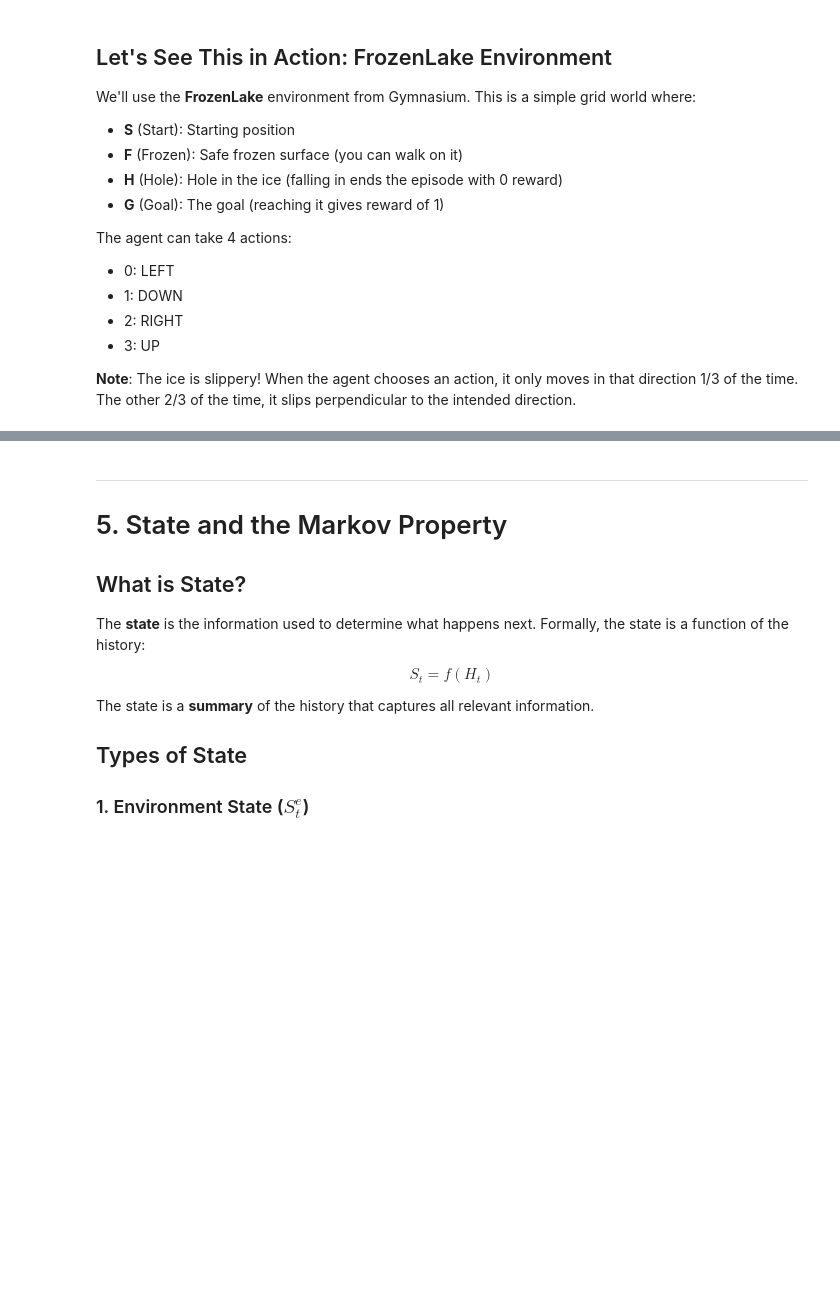
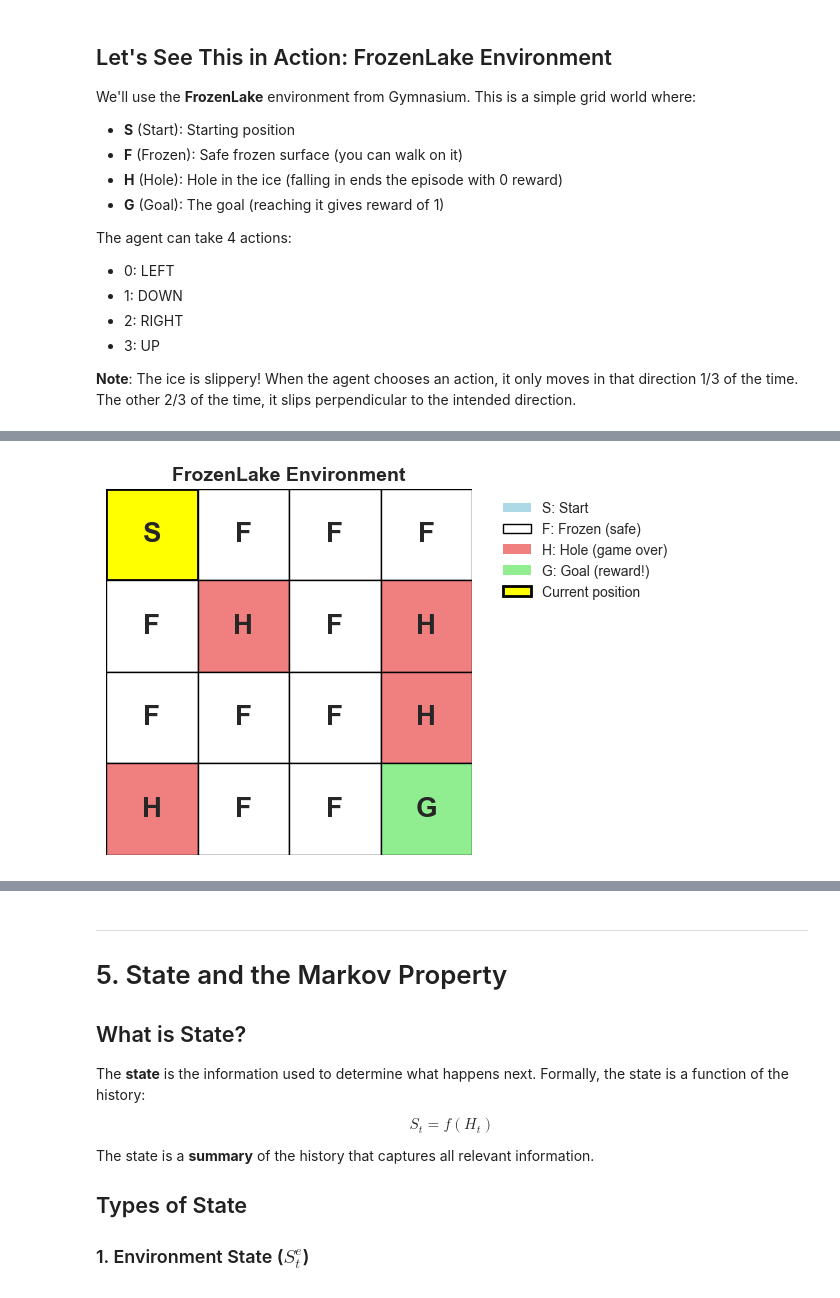
Before and after one commit to heihachi78/reinforcement_learning_tutorial, a Jupyter notebook: 01_1_foundations_of_rl.ipynb, the cells around one changed output, grey strips where cells are left out. Saved outputs shown, nothing was run; the diff lists cells and outputs as text; code cells hidden in the pictures; blank space fills up the shorter version.

```diff
--- a/01_1_foundations_of_rl.ipynb
+++ b/01_1_foundations_of_rl.ipynb
@@ -225,0 +144,14 @@ SyntaxError: unterminated string literal (detected at line 3) (2148721985.py, li
+# %%
+# Create the FrozenLake environment
+env = gym.make("FrozenLake-v1", render_mode="rgb_array", is_slippery=True)
+
+# Reset the environment to get the initial observation
+observation, info = env.reset(seed=42)
+
+print("FrozenLake Environment")
+print("=" * 40)
+print(f"\nState space: {env.observation_space}")
+print(f"Number of states: {env.observation_space.n}")
+print(f"\nAction space: {env.action_space}")
+print(f"Number of actions: {env.action_space.n}")
+print(f"\nInitial observation (state): {observation}")
@@ -225,0 +169,58 @@ SyntaxError: unterminated string literal (detected at line 3) (2148721985.py, li
+# %%
+# Helper function to visualize the FrozenLake grid
+def visualize_frozenlake(env, current_state=None, title="FrozenLake Environment"):
+    """Visualize the FrozenLake grid with the current state highlighted."""
+    # Get the map
+    desc = env.unwrapped.desc.astype(str)
+    nrow, ncol = desc.shape
+
+    # Create figure
+    fig, ax = plt.subplots(figsize=(6, 6))
+
+    # Color mapping
+    colors = {'S': 'lightblue', 'F': 'white', 'H': 'lightcoral', 'G': 'lightgreen'}
+
+    # Draw the grid
+    for i in range(nrow):
+        for j in range(ncol):
+            cell = desc[i, j]
+            color = colors.get(cell, 'white')
+
+            # Highlight current state
+            state_idx = i * ncol + j
+            if current_state is not None and state_idx == current_state:
+                rect = plt.Rectangle((j, nrow-1-i), 1, 1, fill=True,
+                                     facecolor='yellow', edgecolor='black', linewidth=2)
+            else:
+                rect = plt.Rectangle((j, nrow-1-i), 1, 1, fill=True,
+                                     facecolor=color, edgecolor='black', linewidth=1)
+            ax.add_patch(rect)
+
+            # Add text
+            ax.text(j + 0.5, nrow - 1 - i + 0.5, cell,
+                   ha='center', va='center', fontsize=20, fontweight='bold')
+
+    ax.set_xlim(0, ncol)
+    ax.set_ylim(0, nrow)
+    ax.set_aspect('equal')
+    ax.axis('off')
+    ax.set_title(title, fontsize=14, fontweight='bold')
+
+    # Add legend
+    legend_elements = [
+        plt.Rectangle((0, 0), 1, 1, facecolor='lightblue', label='S: Start'),
+        plt.Rectangle((0, 0), 1, 1, facecolor='white', edgecolor='black', label='F: Frozen (safe)'),
+        plt.Rectangle((0, 0), 1, 1, facecolor='lightcoral', label='H: Hole (game over)'),
+        plt.Rectangle((0, 0), 1, 1, facecolor='lightgreen', label='G: Goal (reward!)'),
+        plt.Rectangle((0, 0), 1, 1, facecolor='yellow', edgecolor='black', linewidth=2, label='Current position')
+    ]
+    ax.legend(handles=legend_elements, loc='upper left', bbox_to_anchor=(1.05, 1))
+
+    plt.tight_layout()
+    return fig, ax
+
+# Visualize the environment
+visualize_frozenlake(env, current_state=observation)
+plt.show()
+# %% [output]
+[figure, added]
```
Also changed, not shown: parts of 25 cells of this notebook.
